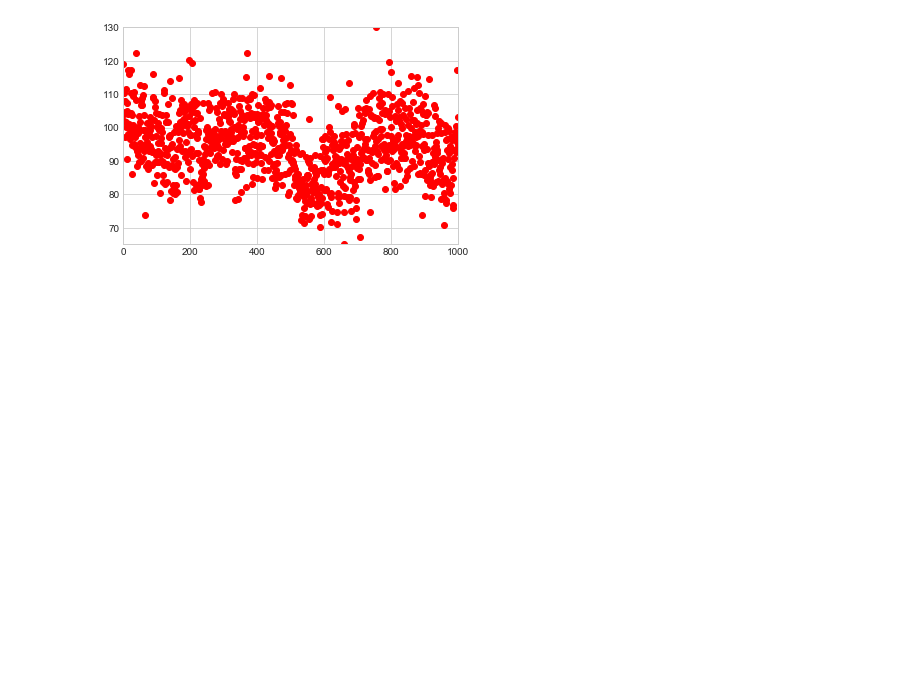
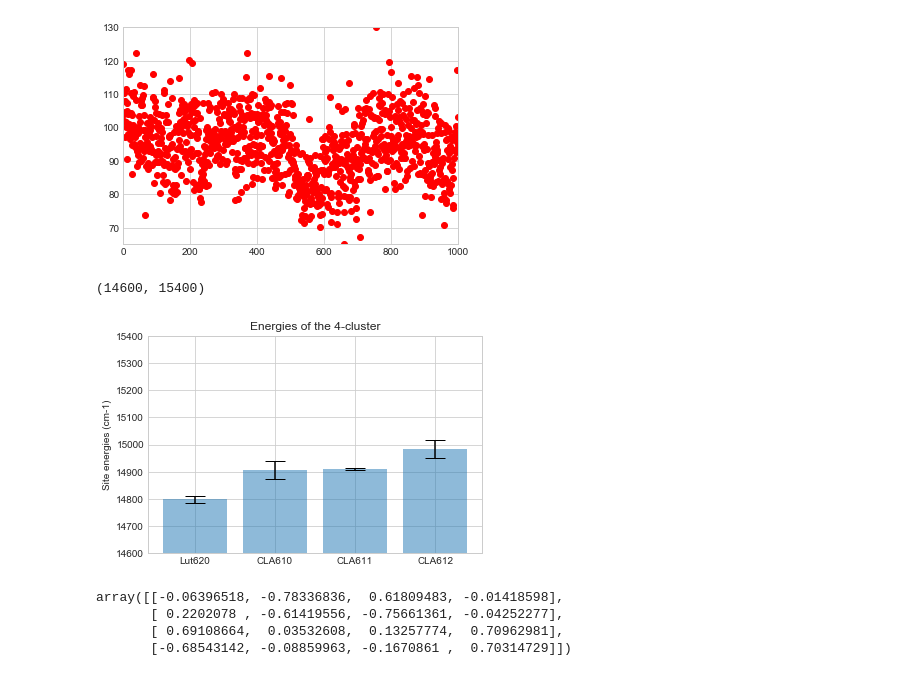
Before and after one commit to DerienFe/Coupling_from_tresp, a Jupyter notebook: view_data.ipynb, the cells around one changed output. Cells and saved outputs as stored; diff of their text form; code cells hidden in the pictures; blank space fills up the shorter version.

Commit message:
added diagnalization of the matrix&plotting function
use view_data.ipynb to view the data.

```diff
--- a/view_data.ipynb
+++ b/view_data.ipynb
@@ -17,3 +25,11 @@ def norm_data(data):
+# %%
+def diag_data(data):
+    results = {"eigenvalues":[], "eigenvectors": []}
+    for points in data:
+        values, vectors = np.linalg.eig(points)
+        results["eigenvalues"].append(values)
+        results["eigenvectors"].append(vectors)
+    return results
 # %%
 """
 
@@ -61,3 +48,0 @@ array([[ 1.49000000e+04, -7.03970307e+00,  3.85297494e+00,
-# %%
-a = np.linalg.eig(mirror[0])
-print(len(a[0]),len(a[1][0]))
@@ -77,3 +66,11 @@ array([14773.5939452 , 14890.45764648, 14916.61862449, 15019.32978384])
+# %%
+data_diagnalized = diag_data(mirrored)
+# %%
+values = np.asarray(data_diagnalized["eigenvalues"])
+vectors = np.asarray(data_diagnalized["eigenvectors"])
+#values.shape
+np.save("eigenvalues.npy", values)
+np.save("eigenvectors.npy", vectors)
 # %%
 J620_610 = data[:,0,1]
 J620_611 = data[:,0,2]
@@ -128,3 +125,37 @@ plt.axis([0, 1000, min(data[:,2,3]), max(data[:,2,3])])
 plt.show()
 # %% [output]
 [figure]
+# %%
+"""
+Energy of the 4 cluster: Lut620, CLA610, CLA611, CLA612
+In a bar chart with error bar:
+
+"""
+
+E620, E610, E611, E612 = values.T    #unpack the eigenvalues to 4 variables.
+
+site_energies = ["Lut620", "CLA610", "CLA611", "CLA612"]
+
+x_pos = np.arange(len(site_energies))
+CTEs = [np.mean(E620),np.mean(E610),np.mean(E611),np.mean(E612)]
+error = [np.std(E620),np.std(E610),np.std(E611),np.std(E612)]
+
+fig, ax = plt.subplots()
+
+ax.bar(x_pos, CTEs, yerr=error, align='center', alpha=0.5, ecolor='black', capsize=10)
+ax.set_ylabel('Site energies (cm-1)')
+ax.set_xticks(x_pos)
+ax.set_xticklabels(site_energies)
+ax.set_title('Energies of the 4-cluster')
+ax.yaxis.grid(True)
+ax.set_ylim([14600, 15400])
+# %% [output]
+(14600, 15400)
+[figure, added]
+# %%
+vectors[0]
+# %% [output]
+array([[-0.06396518, -0.78336836,  0.61809483, -0.01418598],
+       [ 0.2202078 , -0.61419556, -0.75661361, -0.04252277],
+       [ 0.69108664,  0.03532608,  0.13257774,  0.70962981],
+       [-0.68543142, -0.08859963, -0.1670861 ,  0.70314729]])
```
Also changed, not shown: parts of 10 cells of this notebook, 3 other files.
